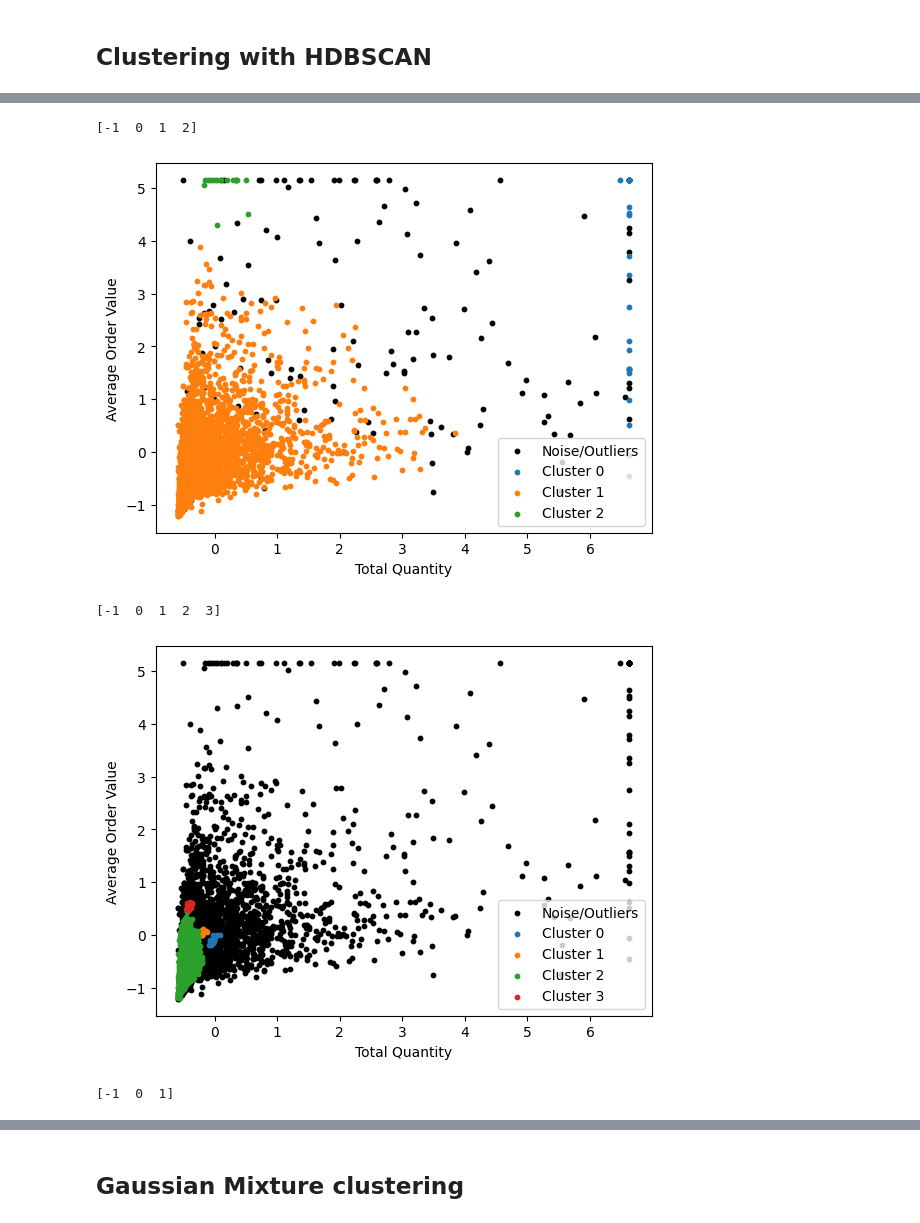
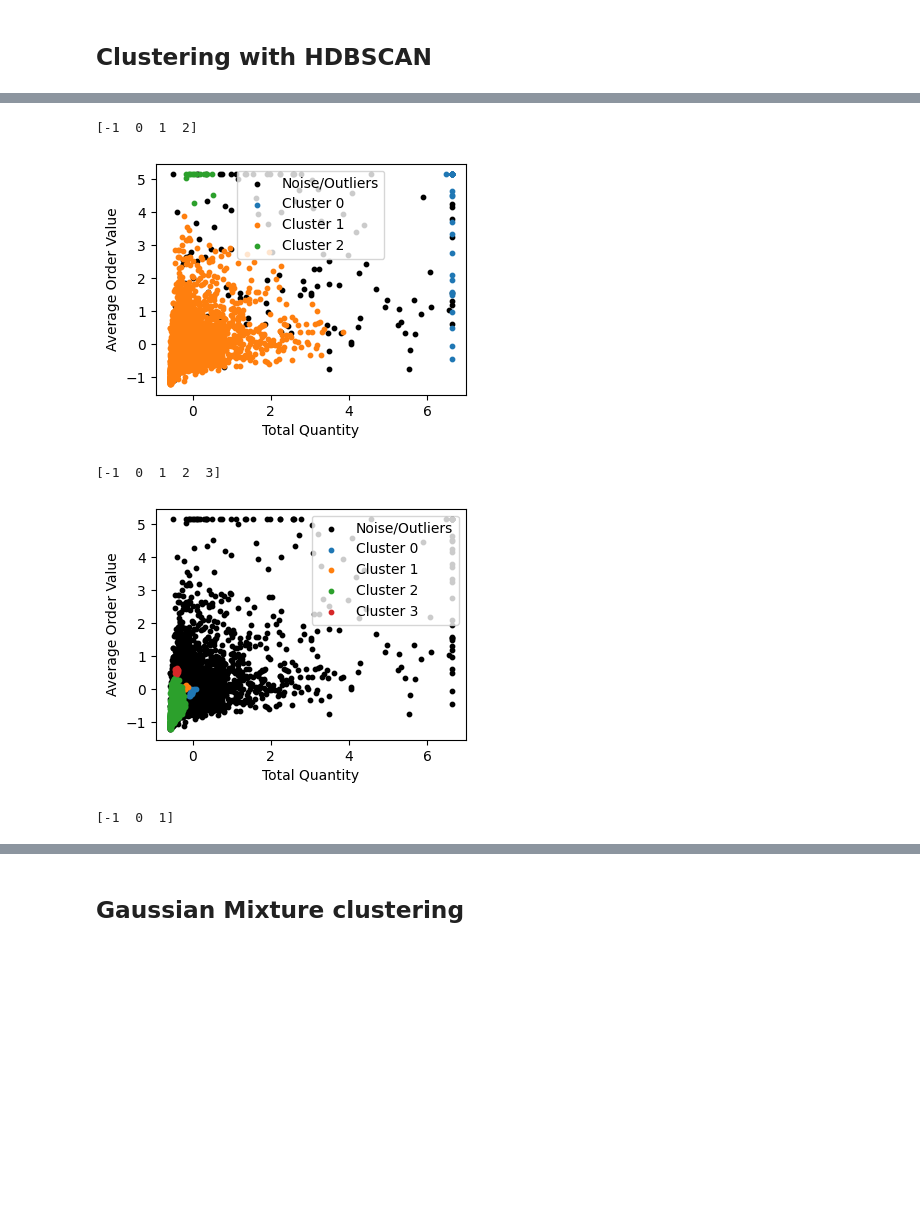
Before and after one commit to dimitsagk/ClientClustering_InventoryForecast, a Jupyter notebook: notebooks/03_ClientClustering_ML-notebook.ipynb, the cells around one changed output, grey strips where cells are left out. Saved outputs shown, nothing was run; the diff lists cells and outputs as text; code cells hidden in the pictures; blank space fills up the shorter version.

```diff
--- a/notebooks/03_ClientClustering_ML-notebook.ipynb
+++ b/notebooks/03_ClientClustering_ML-notebook.ipynb
@@ -430,6 +469,8 @@ for i, param in enumerate(PARAM):
     labels = hdb.labels_
 
     print(np.unique(labels))
+    plt.figure(figsize=(4, 3))
     scatter_plot(cust_norm_clip_stndrd[['TotalQuantity','AvrgOrderValue']], labels)
+    plt.show()
 # %% [output]
 [-1  0  1  2  3]
@@ -441,19 +482,21 @@ for i, param in enumerate(PARAM):
 # %%
 PARAM = (
     {"min_cluster_size": 10, "min_samples": 5},
     {"min_cluster_size": 10, "min_samples": 15},
     {"min_cluster_size": 10, "min_samples": 40},
 )
 
 for i, param in enumerate(PARAM):
     hdb = HDBSCAN(**param).fit(cust_norm_clip_stndrd)
     labels = hdb.labels_
 
     print(np.unique(labels))
+    plt.figure(figsize=(4, 3))
     scatter_plot(cust_norm_clip_stndrd[['TotalQuantity','AvrgOrderValue']], labels)
+    plt.show()
 # %% [output]
 [-1  0  1  2]
-[figure, old version]
+[figure, new version]
 [-1  0  1  2  3]
-[figure, old version]
+[figure, new version]
 [-1  0  1]
```
Also changed, not shown: parts of 42 cells of this notebook.
